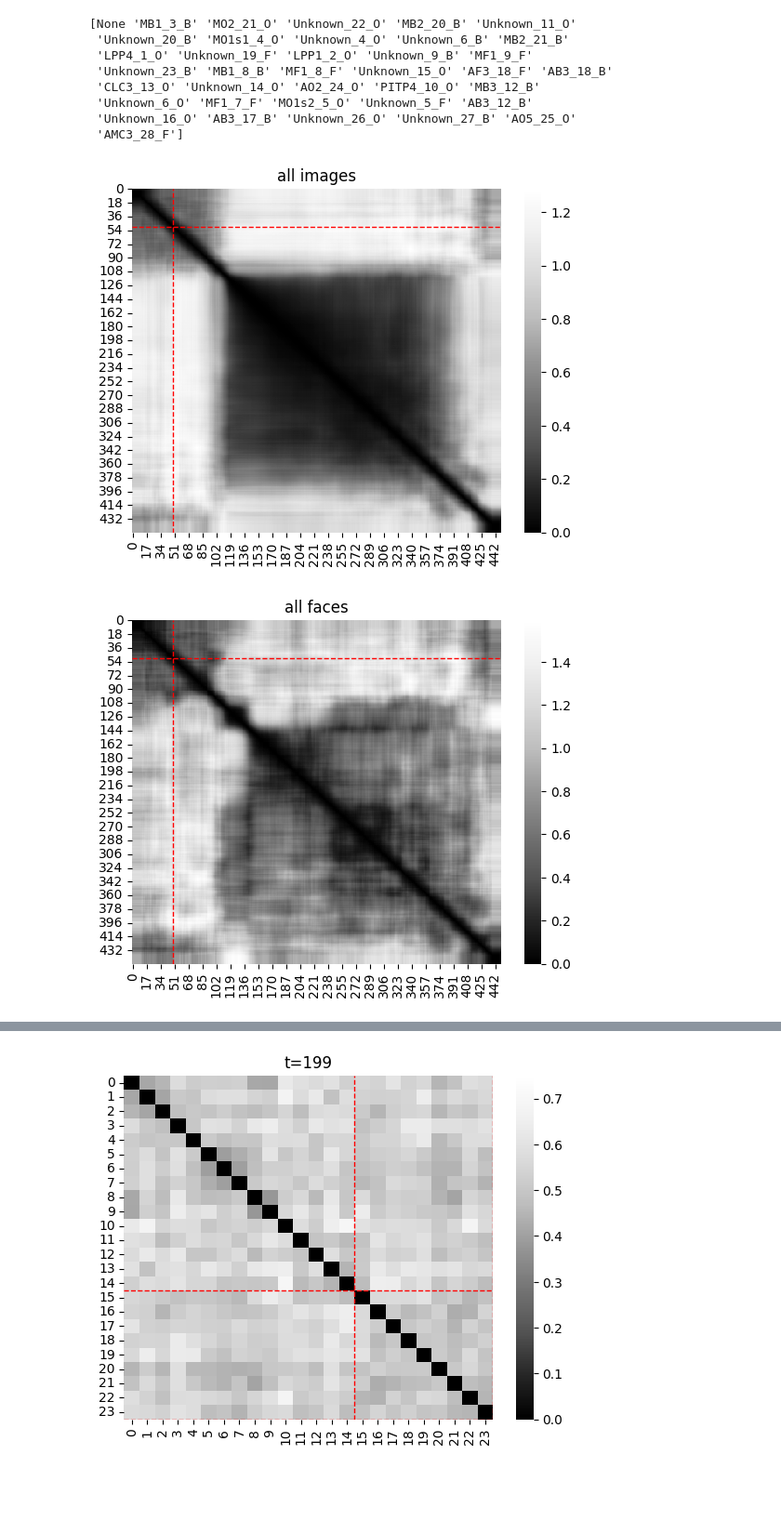
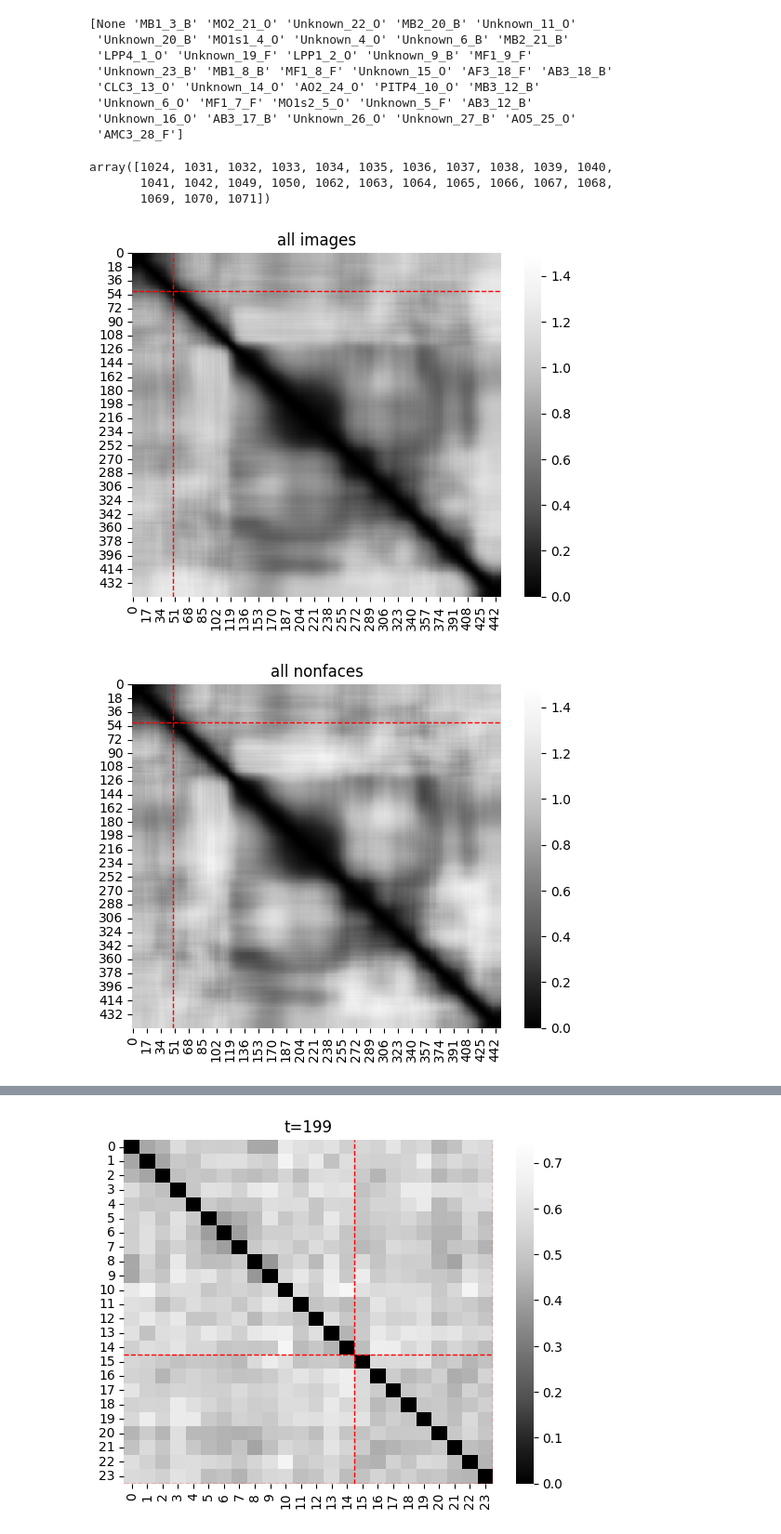
Before and after one commit to aimarvi/triplen, a Jupyter notebook: stretching.ipynb, the cells around one changed output, grey strips where cells are left out. Shown at 93% size. Saved outputs shown, nothing was run; the diff lists cells and outputs as text; code cells hidden in the pictures; blank space fills up the shorter version.

```diff
--- a/stretching.ipynb
+++ b/stretching.ipynb
@@ -78,31 +76,43 @@ plt.show()
  'Unknown_6_O' 'MF1_7_F' 'MO1s2_5_O' 'Unknown_5_F' 'AB3_12_B'
  'Unknown_16_O' 'AB3_17_B' 'Unknown_26_O' 'Unknown_27_B' 'AO5_25_O'
  'AMC3_28_F']
+# %%
+np.setdiff1d(np.arange(1000, 1072), np.concatenate([np.arange(1000,1024), np.arange(1025,1031), np.arange(1043,1049), np.arange(1051,1062)]))
+# %% [output]
+array([1024, 1031, 1032, 1033, 1034, 1035, 1036, 1037, 1038, 1039, 1040,
+       1041, 1042, 1049, 1050, 1062, 1063, 1064, 1065, 1066, 1067, 1068,
+       1069, 1070, 1071])
 # %%
+# img_sets = {'all images': np.arange(1000,1072),
+#            'all faces': np.arange(1000,1024),
+#            'monkey faces': np.arange(1000,1015),
+#            'human faces': np.arange(1015,1024)}
+
 img_sets = {'all images': np.arange(1000,1072),
-           'all faces': np.arange(1000,1024),
-           'monkey faces': np.arange(1000,1015),
-           'human faces': np.arange(1015,1024)}
+           'all nonfaces': np.arange(1025,1072),
+           'monkey bodies': np.concatenate([np.arange(1026,1031), np.arange(1043,1049)]),
+           'animal bodies': np.concatenate([np.arange(1026,1031), np.arange(1043,1049), np.arange(1051,1062)]),
+           'all objects': np.setdiff1d(np.arange(1000, 1072), np.concatenate([np.arange(1000,1024), np.arange(1025,1031), np.arange(1043,1049), np.arange(1051,1062)]))}
 
 metric = 'correlation'
-roi = 'MF1_9_F' #'MF1_9_F'
+roi = 'AB3_17_B' #'MF1_9_F'
 roi_data = raster_data[(raster_data['roi']==roi)]
 stacked = np.stack(roi_data['img_psth'])
 
 for k,v in img_sets.items():
     substacked = stacked[:, :, v]
     # average over units
     averaged = np.mean(substacked, axis=0)
 
     fig,ax = plt.subplots(1,1)
 
     rdm = squareform(pdist(averaged, metric=metric))
-    sns.heatmap(rdm, cmap=sns.color_palette('Greys_r', as_cmap=True))
+    sns.heatmap(rdm, cmap=sns.color_palette('Greys_r', as_cmap=True), vmax=1.5)
     ax.set_title(f'{k}')
 
     ax.axvline(x=50, color='red', linestyle='--', linewidth=1)
     ax.axhline(y=50, color='red', linestyle='--', linewidth=1)
     plt.show()
 # %% [output]
-[figure, old version]
+[figure, new version]
-[figure, old version]
+[figure, new version]
```
Also changed, not shown: parts of 2 cells of this notebook, 1 other file.
